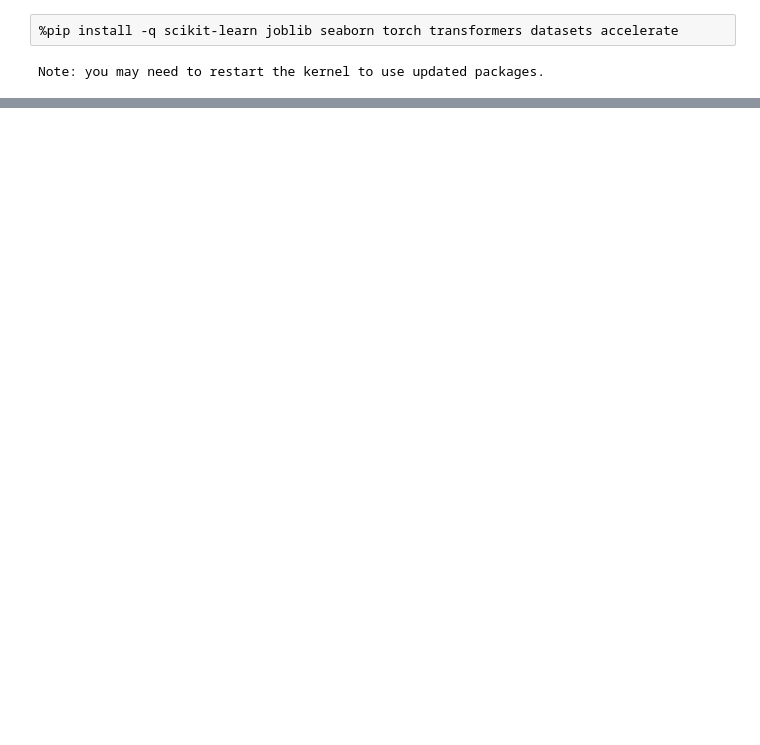
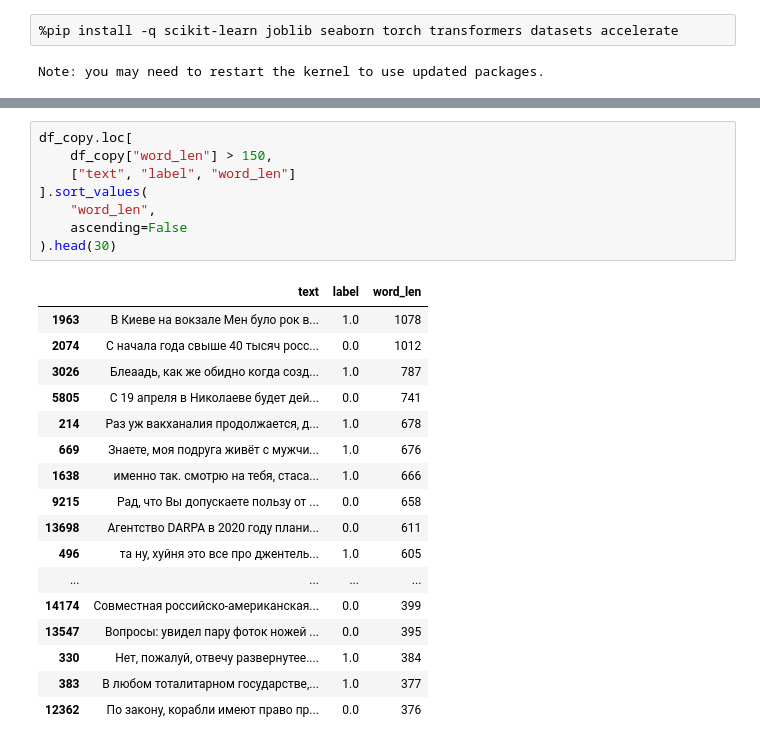
Before and after one commit to d-oley/AlfaCaseBot, a Jupyter notebook: ml/training_censor_model.ipynb, the cells around one changed output, grey strips where cells are left out. Saved outputs shown, nothing was run; the diff lists cells and outputs as text; blank space fills up the shorter version.

```diff
--- a/ml/training_censor_model.ipynb
+++ b/ml/training_censor_model.ipynb
@@ -440,0 +109,26 @@ print(outputs)
+# %%
+df_copy.loc[
+    df_copy["word_len"] > 150,
+    ["text", "label", "word_len"]
+].sort_values(
+    "word_len",
+    ascending=False
+).head(30)
+# %% [output]
+|  | text | label | word_len |
+| 1963 | В Киеве на вокзале Мен було рок в... | 1.0 | 1078 |
+| 2074 | С начала года свыше 40 тысяч росс... | 0.0 | 1012 |
+| 3026 | Блеаадь, как же обидно когда созд... | 1.0 | 787 |
+| 5805 | С 19 апреля в Николаеве будет дей... | 0.0 | 741 |
+| 214 | Раз уж вакханалия продолжается, д... | 1.0 | 678 |
+| 669 | Знаете, моя подруга живёт с мужчи... | 1.0 | 676 |
+| 1638 | именно так. смотрю на тебя, стаса... | 1.0 | 666 |
+| 9215 | Рад, что Вы допускаете пользу от ... | 0.0 | 658 |
+| 13698 | Агентство DARPA в 2020 году плани... | 0.0 | 611 |
+| 496 | та ну, хуйня это все про джентель... | 1.0 | 605 |
+| ... | ... | ... | ... |
+| 14174 | Совместная российско-американская... | 0.0 | 399 |
+| 13547 | Вопросы: увидел пару фоток ножей ... | 0.0 | 395 |
+| 330 | Нет, пожалуй, отвечу развернутее.... | 1.0 | 384 |
+| 383 | В любом тоталитарном государстве,... | 1.0 | 377 |
+| 12362 | По закону, корабли имеют право пр... | 0.0 | 376 |
```
Also changed, not shown: parts of 56 cells of this notebook, 5 other files.
